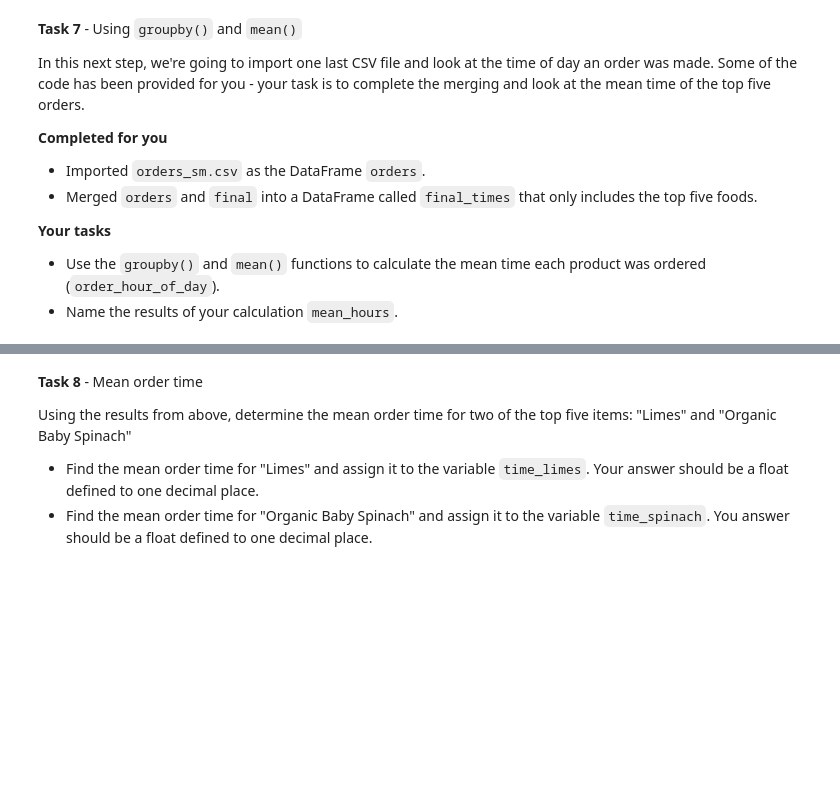
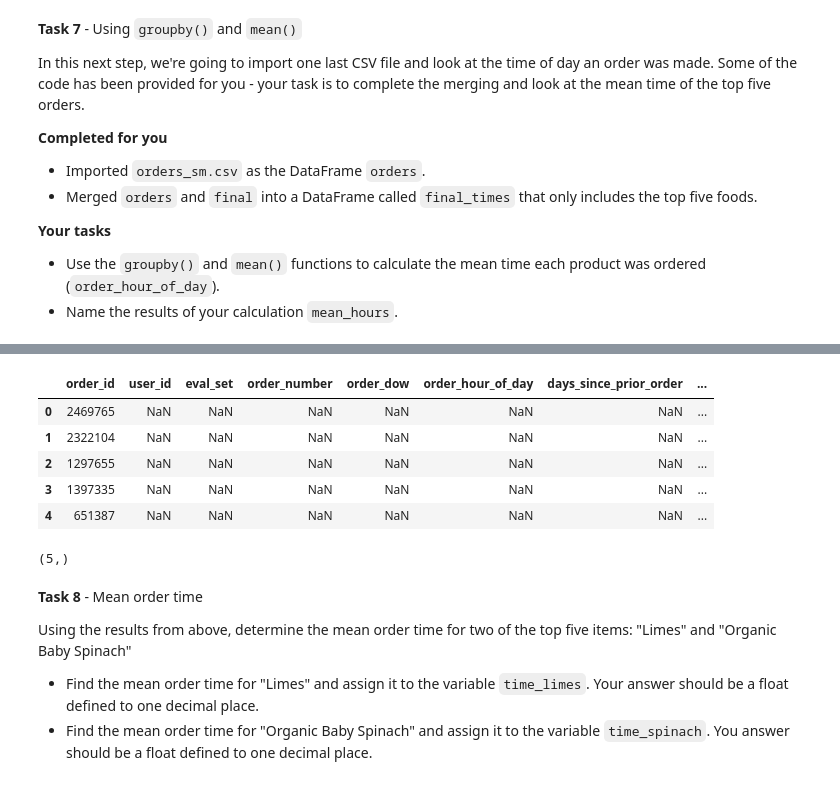
Before and after one commit to sikoh/DS-Data-Wrangling-and-Storytelling, a Jupyter notebook: Join-And-Reshape-Data/DS_JoinAndReshapeData_Homework.ipynb, the cells around one changed output, grey strips where cells are left out. Saved outputs shown, nothing was run; the diff lists cells and outputs as text; code cells hidden in the pictures; blank space fills up the shorter version.

```diff
--- a/Join-And-Reshape-Data/DS_JoinAndReshapeData_Homework.ipynb
+++ b/Join-And-Reshape-Data/DS_JoinAndReshapeData_Homework.ipynb
@@ -201,3 +280,16 @@ mean_hours.head()
+# %%
+final_time.head()
+# %% [output]
+|  | order_id | user_id | eval_set | order_number | order_dow | order_hour_of_day | days_since_prior_order | ... |
+| 0 | 2469765 | NaN | NaN | NaN | NaN | NaN | NaN | ... |
+| 1 | 2322104 | NaN | NaN | NaN | NaN | NaN | NaN | ... |
+| 2 | 1297655 | NaN | NaN | NaN | NaN | NaN | NaN | ... |
+| 3 | 1397335 | NaN | NaN | NaN | NaN | NaN | NaN | ... |
+| 4 | 651387 | NaN | NaN | NaN | NaN | NaN | NaN | ... |
+# %%
+mean_hours.shape
+# %% [output]
+(5,)
 # %%
 # Task 7 - Test
 assert mean_hours.shape == (5,), 'Check to make sure you merged correctly'
```
Also changed, not shown: parts of 13 cells of this notebook.
